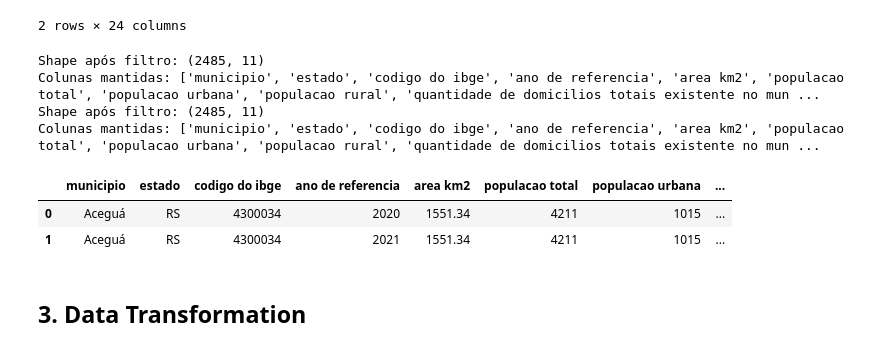
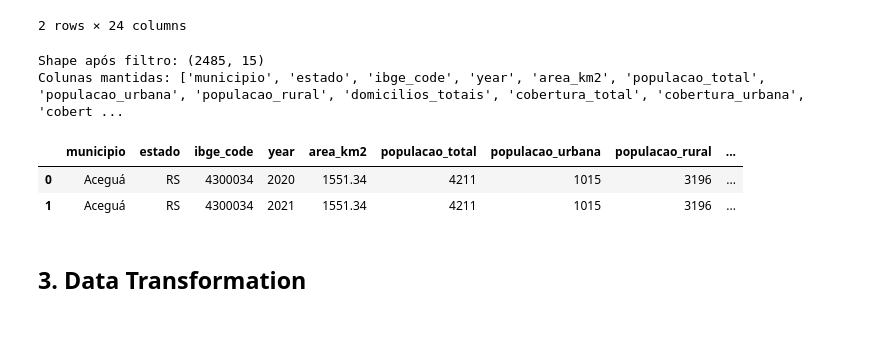
Before and after one commit to gabrielacmacc/cd-trabfinal, a Jupyter notebook: notebooks/dengue.ipynb, the cells around one changed output. Drawn from its saved outputs; the diff is of its cells as text; code cells hidden in the pictures.

```diff
--- a/notebooks/dengue.ipynb
+++ b/notebooks/dengue.ipynb
@@ -180,57 +176,62 @@ Numerical columns: ['codigo_do_ibge_cod_ibge', 'ano_de_referencia', 'populacao_t
 # %%
 # Remover códigos numéricos dos nomes de colunas e manter apenas colunas com texto legível
 snis_sinisa_clean = snis_sinisa_clean.rename(columns=lambda c: c
     .replace('_dfe0001', '')
     .replace('_dfe0002', '')
     .replace('_dfe0003', '')
     .replace('_ogm4006', '')
     .replace('_ogm4004', '')
     .replace('_ogm4005', '')
     .replace('_ogm0005', '')
-    .replace('irs0001_', '')
-    .replace('irs0005_cobertura_da_populacao_total_com_coleta_seletiva_de_residuos_solidos_domiciliares_percentual', 'cobertura da populacao total com coleta seletiva de residuos solidos domiciliares percentual')
-    .replace('cobertura_da_populacao_total_com_coleta_de_residuos_solidos_domiciliares_percentual', 'ids')
+    .replace('irs0001_cobertura_da_populacao_total_com_coleta_de_residuos_solidos_domiciliares_percentual', 'cobertura_total')
+    .replace('irs0002_cobertura_da_populacao_urbana_com_coleta_de_residuos_solidos_domiciliares_percentual', 'cobertura_urbana')
+    .replace('irs0003_cobertura_da_populacao_rural_com_coleta_de_residuos_solidos_domiciliares_percentual', 'cobertura_rural')
+    .replace('irs0004_cobertura_da_populacao_urbana_com_coleta_direta_de_residuos_solidos_domiciliares_percentual', 'cobertura_urbana_direta')
+    .replace('irs0005_cobertura_da_populacao_total_com_coleta_seletiva_de_residuos_solidos_domiciliares_percentual', 'coleta_seletiva_total')
+    .replace('irs0006_cobertura_da_populacao_urbana_com_coleta_seletiva_direta_de_residuos_solidos_domiciliares_percentual', 'coleta_seletiva_urbana')
     .replace('municipio_nom_mun', 'municipio')
     .replace('uf', 'estado')
-    .replace('codigo_do_ibge_cod_ibge', 'codigo do ibge')
-    .replace('ano_de_referencia', 'ano de referencia')
-    .replace('area_km2', 'area km2')
-    .replace('populacao_total', 'populacao total')
-    .replace('populacao_urbana', 'populacao urbana')
-    .replace('populacao_rural', 'populacao rural')
-    .replace('quantidade_de_domicilios_totais_existente_no_municipio', 'quantidade de domicilios totais existente no municipio')
-
+    .replace('codigo_do_ibge_cod_ibge', 'ibge_code')
+    .replace('ano_de_referencia', 'year')
+    .replace('area_km2', 'area_km2')
+    .replace('populacao_total', 'populacao_total')
+    .replace('populacao_urbana', 'populacao_urbana')
+    .replace('populacao_rural', 'populacao_rural')
+    .replace('quantidade_de_domicilios_totais_existente_no_municipio', 'domicilios_totais')
 )
 
 cat_cols_to_keep = ['municipio', 'estado']
 num_cols_to_keep = [
-    'codigo do ibge',
-    'ano de referencia',
-    'area km2',
-    'populacao total',
-    'populacao urbana',
-    'populacao rural',
-    'quantidade de domicilios totais existente no municipio',
+    'ibge_code',
+    'year',
+    'area_km2',
+    'populacao_total',
+    'populacao_urbana',
+    'populacao_rural',
+    'domicilios_totais',
     'ids',
-    'cobertura da populacao total com coleta seletiva de residuos solidos domiciliares percentual'
+    'cobertura_total',
+    'cobertura_urbana',
+    'cobertura_rural',
+    'cobertura_urbana_direta',
+    'coleta_seletiva_total',
+    'coleta_seletiva_urbana',
 ]
 
 # Verificar quais colunas existem
 existing_cols = [col for col in cat_cols_to_keep + num_cols_to_keep if col in snis_sinisa_clean.columns]
 
 snis_sinisa_clean = snis_sinisa_clean[existing_cols]
 
 print(f"Shape após filtro: {snis_sinisa_clean.shape}")
 print(f"Colunas mantidas: {snis_sinisa_clean.columns.tolist()}")
 snis_sinisa_clean.head(2)
 # %% [output]
-Shape após filtro: (2485, 11)
-Colunas mantidas: ['municipio', 'estado', 'codigo do ibge', 'ano de referencia', 'area km2', 'populacao total', 'populacao urbana', 'populacao rural', 'quantidade de domicilios totais existente no mun ...
-Shape após filtro: (2485, 11)
-Colunas mantidas: ['municipio', 'estado', 'codigo do ibge', 'ano de referencia', 'area km2', 'populacao total', 'populacao urbana', 'populacao rural', 'quantidade de domicilios totais existente no mun ...
+Shape após filtro: (2485, 15)
+Colunas mantidas: ['municipio', 'estado', 'ibge_code', 'year', 'area_km2', 'populacao_total', 'populacao_urbana', 'populacao_rural', 'domicilios_totais', 'cobertura_total', 'cobertura_urbana', 'cobert ...
-|  | municipio | estado | codigo do ibge | ano de referencia | area km2 | populacao total | populacao urbana | ... |
-| 0 | Aceguá | RS | 4300034 | 2020 | 1551.34 | 4211 | 1015 | ... |
-| 1 | Aceguá | RS | 4300034 | 2021 | 1551.34 | 4211 | 1015 | ... |
+|  | municipio | estado | ibge_code | year | area_km2 | populacao_total | populacao_urbana | populacao_rural | ... |
+| 0 | Aceguá | RS | 4300034 | 2020 | 1551.34 | 4211 | 1015 | 3196 | ... |
+| 1 | Aceguá | RS | 4300034 | 2021 | 1551.34 | 4211 | 1015 | 3196 | ... |
 # %% [markdown]
 ## 3. Data Transformation
 # %%
```
Also changed, not shown: parts of 21 cells of this notebook, 16 other files.
